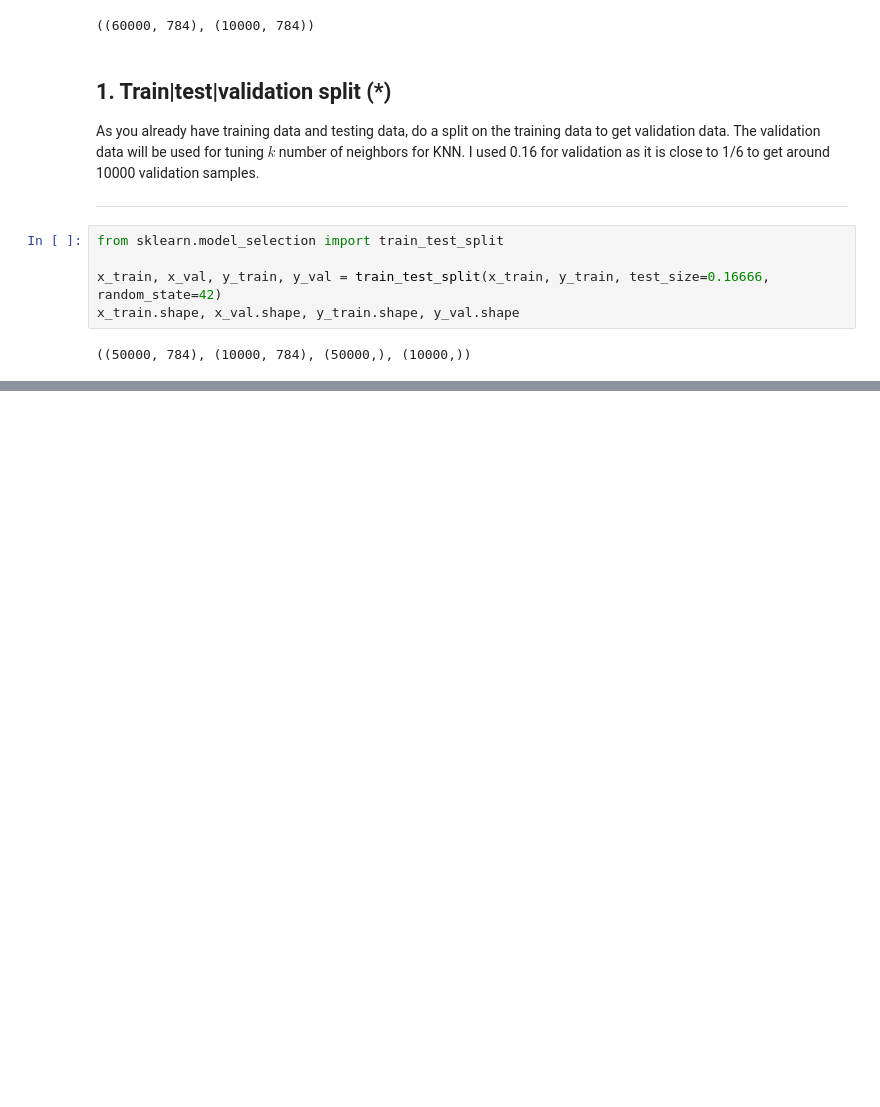
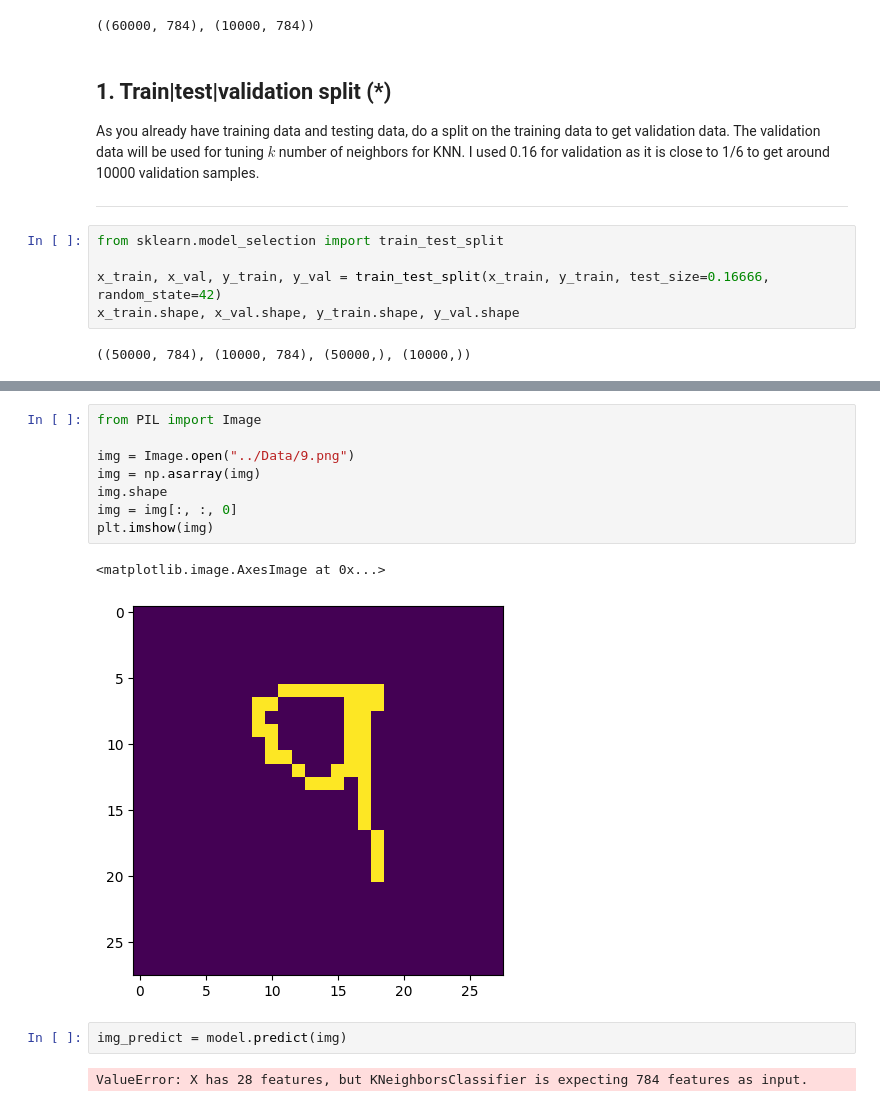
Before and after one commit to HakanAkerblom/Machine-learning-Hakan-Akerblom, a Jupyter notebook: Exercises/E05-k-NN.ipynb, the cells around one changed output, grey strips where cells are left out. Drawn from its saved outputs; the diff is of its cells as text; blank space fills up the shorter version.

```diff
--- a/Exercises/E05-k-NN.ipynb
+++ b/Exercises/E05-k-NN.ipynb
@@ -101,0 +184,15 @@ x_train.shape, x_val.shape, y_train.shape, y_val.shape
+# %%
+from PIL import Image
+
+img = Image.open("../Data/9.png")
+img = np.asarray(img)
+img.shape
+img = img[:, :, 0]
+plt.imshow(img)
+# %% [output]
+<matplotlib.image.AxesImage at 0x...>
+[figure, added]
+# %%
+img_predict = model.predict(img)
+# %% [output]
+ValueError: X has 28 features, but KNeighborsClassifier is expecting 784 features as input.
```
Also changed, not shown: parts of 9 cells of this notebook, 2 other files.
